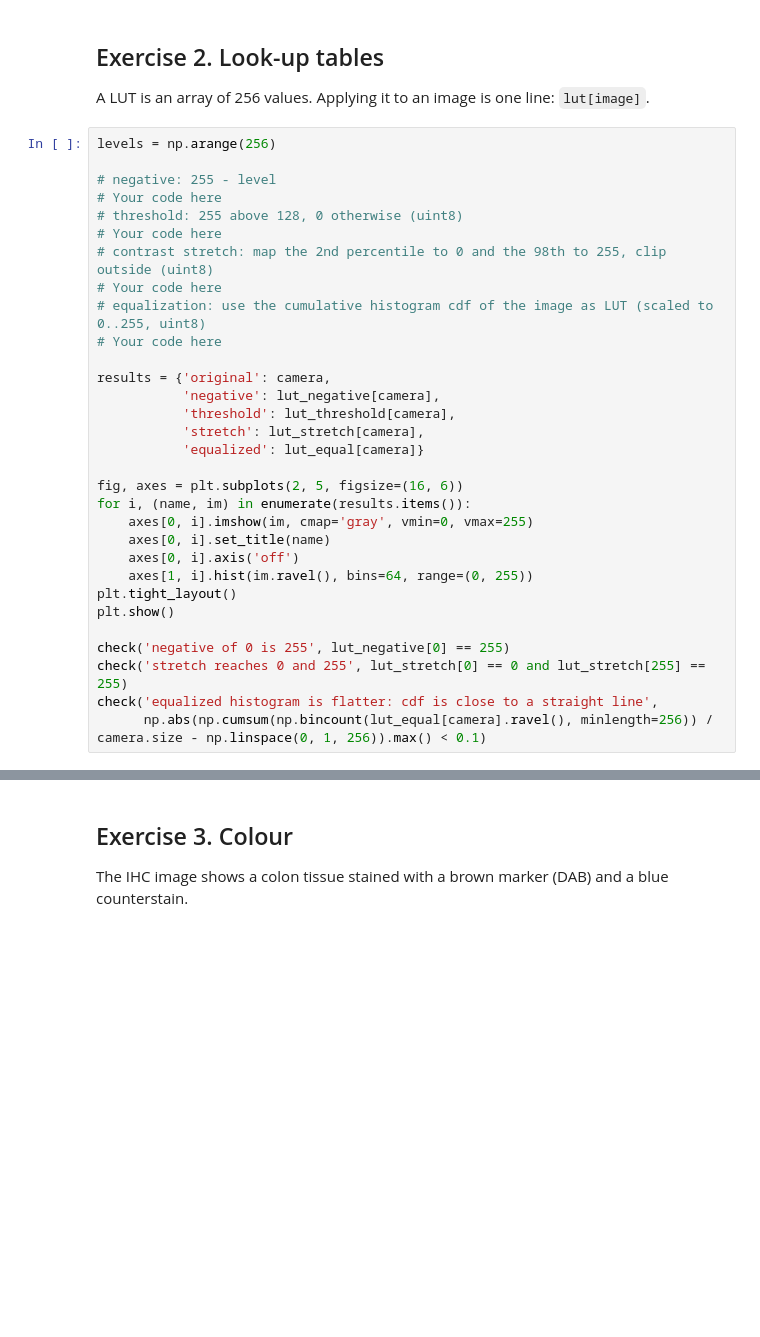
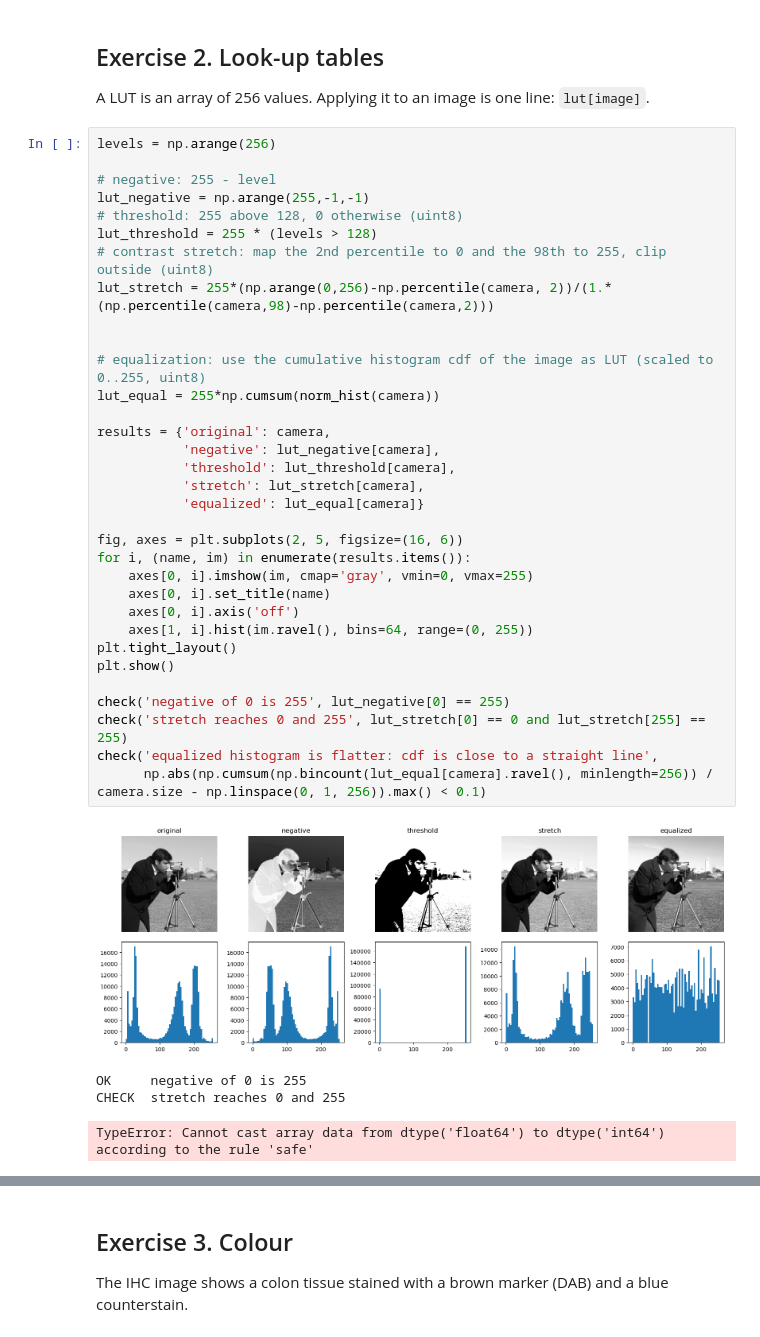
Before and after one commit to julsegqui/INFO-H500-PRACTICE, a Jupyter notebook: Lab2_Histrograms_and_colour/Lab2_Histograms_and_colour.ipynb, the cells around one changed output, grey strips where cells are left out. Cells and saved outputs as stored; diff of their text form; blank space fills up the shorter version.

```diff
--- a/Lab2_Histrograms_and_colour/Lab2_Histograms_and_colour.ipynb
+++ b/Lab2_Histrograms_and_colour/Lab2_Histograms_and_colour.ipynb
@@ -72,34 +89,41 @@ A LUT is an array of 256 values. Applying it to an image is one line: `lut[image
 # %%
 levels = np.arange(256)
 
 # negative: 255 - level
-# Your code here
+lut_negative = np.arange(255,-1,-1)
 # threshold: 255 above 128, 0 otherwise (uint8)
-# Your code here
+lut_threshold = 255 * (levels > 128)
 # contrast stretch: map the 2nd percentile to 0 and the 98th to 255, clip outside (uint8)
-# Your code here
+lut_stretch = 255*(np.arange(0,256)-np.percentile(camera, 2))/(1.*(np.percentile(camera,98)-np.percentile(camera,2)))
+
+
 # equalization: use the cumulative histogram cdf of the image as LUT (scaled to 0..255, uint8)
-# Your code here
+lut_equal = 255*np.cumsum(norm_hist(camera))
 
 results = {'original': camera,
            'negative': lut_negative[camera],
            'threshold': lut_threshold[camera],
            'stretch': lut_stretch[camera],
            'equalized': lut_equal[camera]}
 
 fig, axes = plt.subplots(2, 5, figsize=(16, 6))
 for i, (name, im) in enumerate(results.items()):
     axes[0, i].imshow(im, cmap='gray', vmin=0, vmax=255)
     axes[0, i].set_title(name)
     axes[0, i].axis('off')
     axes[1, i].hist(im.ravel(), bins=64, range=(0, 255))
 plt.tight_layout()
 plt.show()
 
 check('negative of 0 is 255', lut_negative[0] == 255)
 check('stretch reaches 0 and 255', lut_stretch[0] == 0 and lut_stretch[255] == 255)
 check('equalized histogram is flatter: cdf is close to a straight line',
       np.abs(np.cumsum(np.bincount(lut_equal[camera].ravel(), minlength=256)) / camera.size - np.linspace(0, 1, 256)).max() < 0.1)
+# %% [output]
+[figure, added]
+OK     negative of 0 is 255
+CHECK  stretch reaches 0 and 255
+TypeError: Cannot cast array data from dtype('float64') to dtype('int64') according to the rule 'safe'
 # %% [markdown]
 **Answer 2.** Compare the five histograms. Which LUT loses information (two different levels become the same)? Which one can be inverted?
 
```
Also changed, not shown: parts of 9 cells of this notebook.
